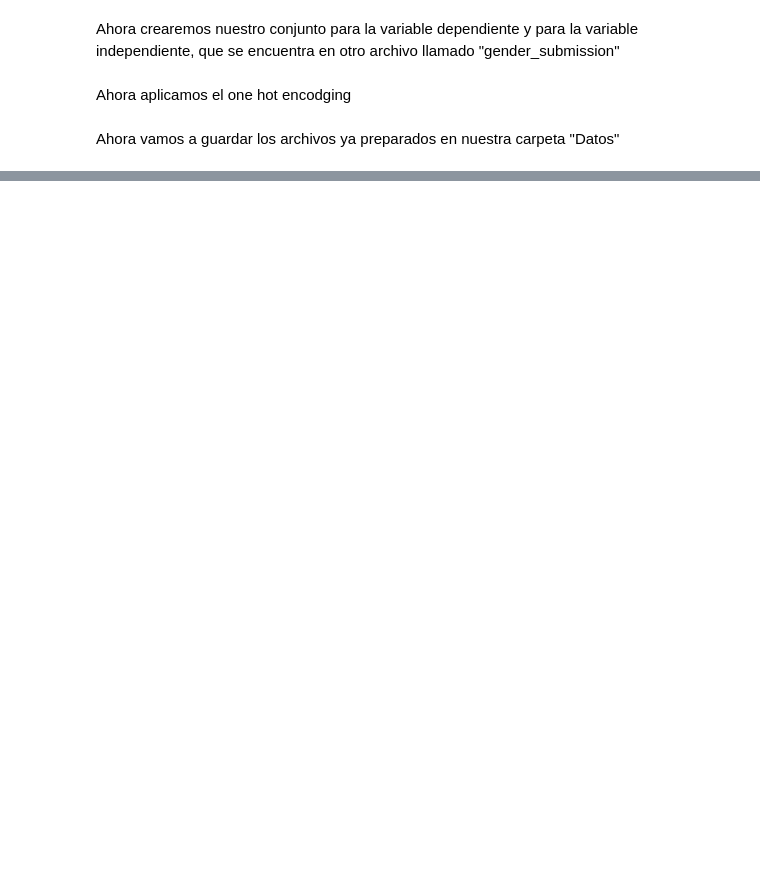
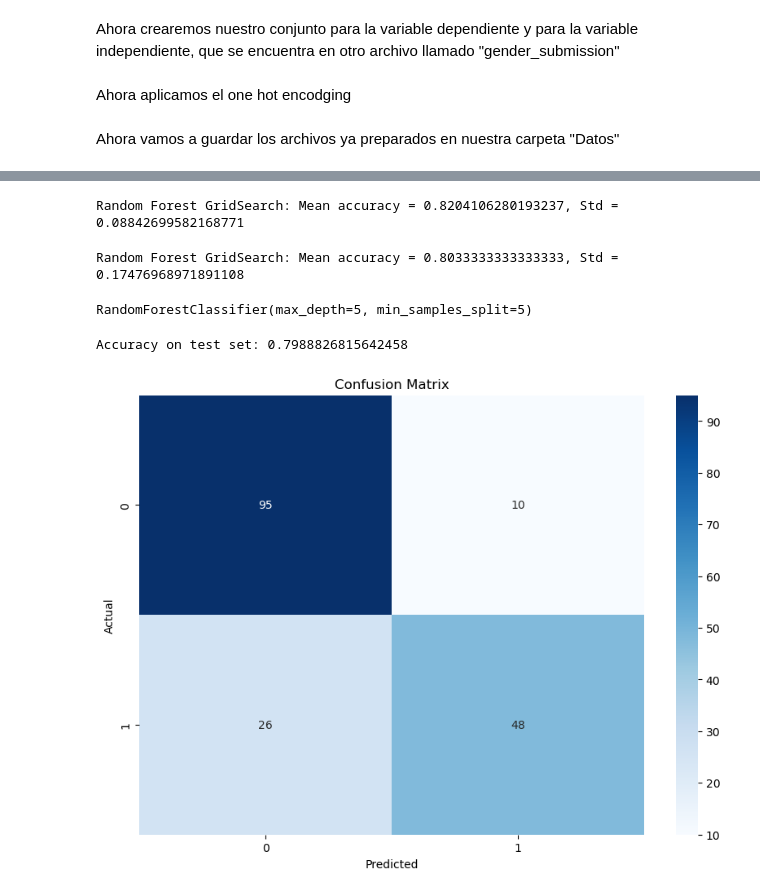
Before and after one commit to loreto73/Titanic, a Jupyter notebook: Preparacion.ipynb, the cells around one changed output, grey strips where cells are left out. Drawn from its saved outputs; the diff is of its cells as text; code cells hidden in the pictures; blank space fills up the shorter version.

Commit message:
mejoramos un poco el orden del modelo

```diff
--- a/Preparacion.ipynb
+++ b/Preparacion.ipynb
@@ -166,6 +110,0 @@ validacion
-# %%
-validacion = {
-    "Observaciones" : validacion.count(),
-    "Missings": validacion.isnull().sum()
-}
-pd.DataFrame(validacion)
@@ -200,3 +113,10 @@ pd.DataFrame(v_test)
+# %%
+validacion = hotdeck_imputation(validacion, "Age")
+validacion = hotdeck_imputation(validacion, "Fare")
+validacion = pd.get_dummies(validacion, columns = ['Sex', 'Pclass', 'Embarked'], drop_first=True, dtype=float)
+X_val = validacion[["Age", "SibSp", "Parch", "Fare", "Sex_male", "Pclass_2", "Pclass_3", "Embarked_Q", "Embarked_S"]]
+y_val = validacion[["Survived"]]
+y_train_r = train_c["Survived"].values.ravel()  #  ¡Aquí está el cambio!
 # %% [markdown]
 Ahora crearemos nuestro conjunto para la variable dependiente y para la variable independiente, que se encuentra en otro archivo llamado "gender_submission"
 # %% [markdown]
@@ -217,0 +159,67 @@ y_test.to_csv('/home/luis-loreto/Documentos/Python/Titanic/Datos/y_test.csv', in
+# %%
+from sklearn.ensemble import RandomForestClassifier
+from sklearn.model_selection import cross_val_score, KFold
+import matplotlib.pyplot as plt
+import numpy as np
+
+# Definir diferentes configuraciones de Random Forest
+models = {
+    'Random Forest GridSearch': RandomForestClassifier(
+        max_depth = grid_search.best_params_['max_depth'],
+        min_samples_leaf = grid_search.best_params_['min_samples_leaf'],
+        min_samples_split = grid_search.best_params_['min_samples_split'],
+        n_estimators = grid_search.best_params_['n_estimators']),
+}
+
+kf = KFold(n_splits=30)  # Aquí usamos 30 folds
+
+results = {}
+
+for model_name, model in models.items():
+    scores = cross_val_score(model, X_train_c, y_train_r, cv=kf, scoring='accuracy')
+    results[model_name] = scores
+    print(f'{model_name}: Mean accuracy = {np.mean(scores)}, Std = {np.std(scores)}')
+# %% [output]
+Random Forest GridSearch: Mean accuracy = 0.8204106280193237, Std = 0.08842699582168771
+# %%
+for model_name, model in models.items():
+    scores = cross_val_score(model, X_val, y_val_r, cv=kf, scoring='accuracy')
+    results[model_name] = scores
+    print(f'{model_name}: Mean accuracy = {np.mean(scores)}, Std = {np.std(scores)}')
+# %% [output]
+Random Forest GridSearch: Mean accuracy = 0.8033333333333333, Std = 0.17476968971891108
+# %%
+import seaborn as sns
+
+# Definir el modelo cuadrático
+model = RandomForestClassifier(
+        max_depth = grid_search.best_params_['max_depth'],
+        min_samples_leaf = grid_search.best_params_['min_samples_leaf'],
+        min_samples_split = grid_search.best_params_['min_samples_split'],
+        n_estimators = grid_search.best_params_['n_estimators'])
+
+# Entrenar el modelo con el conjunto de entrenamiento completo
+model.fit(X_train_c, y_train_r)
+# %% [output]
+RandomForestClassifier(max_depth=5, min_samples_split=5)
+# %%
+from sklearn.metrics import accuracy_score, confusion_matrix
+
+y_pred = model.predict(X_val)
+accuracy = accuracy_score(y_val_r, y_pred)
+# %%
+print(f'Accuracy on test set: {accuracy}')
+
+# Generar la matriz de confusión
+conf_matrix = confusion_matrix(y_val_r, y_pred)
+
+# Graficar la matriz de confusión
+plt.figure(figsize=(10, 7))
+sns.heatmap(conf_matrix, annot=True, fmt='d', cmap='Blues')
+plt.xlabel('Predicted')
+plt.ylabel('Actual')
+plt.title('Confusion Matrix')
+plt.show()
+# %% [output]
+Accuracy on test set: 0.7988826815642458
+[figure, added]
```
Also changed, not shown: parts of 20 cells of this notebook.
